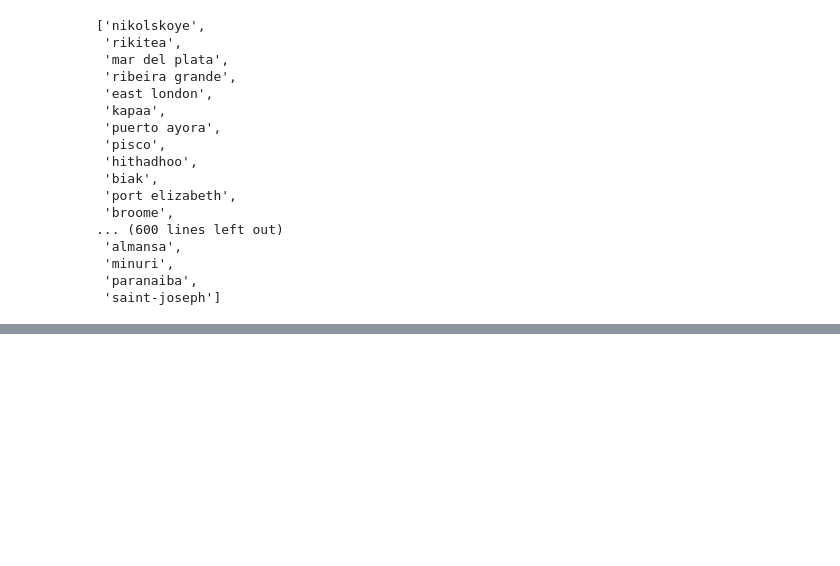
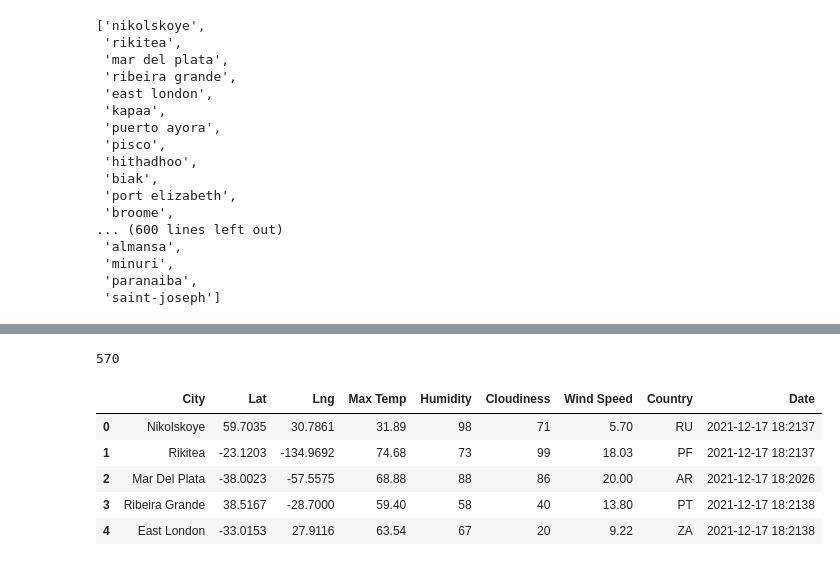
Before and after one commit to mgsrichard/World_Weather_Analysis, a Jupyter notebook: WeatherPy.ipynb, the cells around one changed output, grey strips where cells are left out. Cells and saved outputs as stored; diff of their text form; code cells hidden in the pictures; blank space fills up the shorter version.

```diff
--- a/WeatherPy.ipynb
+++ b/WeatherPy.ipynb
@@ -152,0 +146,15 @@ city_data_df
+# %%
+len(city_data)
+# %% [output]
+570
+# %%
+#Convert the array of dictionaries to a pandas DataFrame
+city_data_df = pd.DataFrame(city_data)
+city_data_df.head()
+# %% [output]
+|  | City | Lat | Lng | Max Temp | Humidity | Cloudiness | Wind Speed | Country | Date |
+| 0 | Nikolskoye | 59.7035 | 30.7861 | 31.89 | 98 | 71 | 5.70 | RU | 2021-12-17 18:2137 |
+| 1 | Rikitea | -23.1203 | -134.9692 | 74.68 | 73 | 99 | 18.03 | PF | 2021-12-17 18:2137 |
+| 2 | Mar Del Plata | -38.0023 | -57.5575 | 68.88 | 88 | 86 | 20.00 | AR | 2021-12-17 18:2026 |
+| 3 | Ribeira Grande | 38.5167 | -28.7000 | 59.40 | 58 | 40 | 13.80 | PT | 2021-12-17 18:2138 |
+| 4 | East London | -33.0153 | 27.9116 | 63.54 | 67 | 20 | 9.22 | ZA | 2021-12-17 18:2138 |
```
Also changed, not shown: parts of 9 cells of this notebook, 1 other file.
